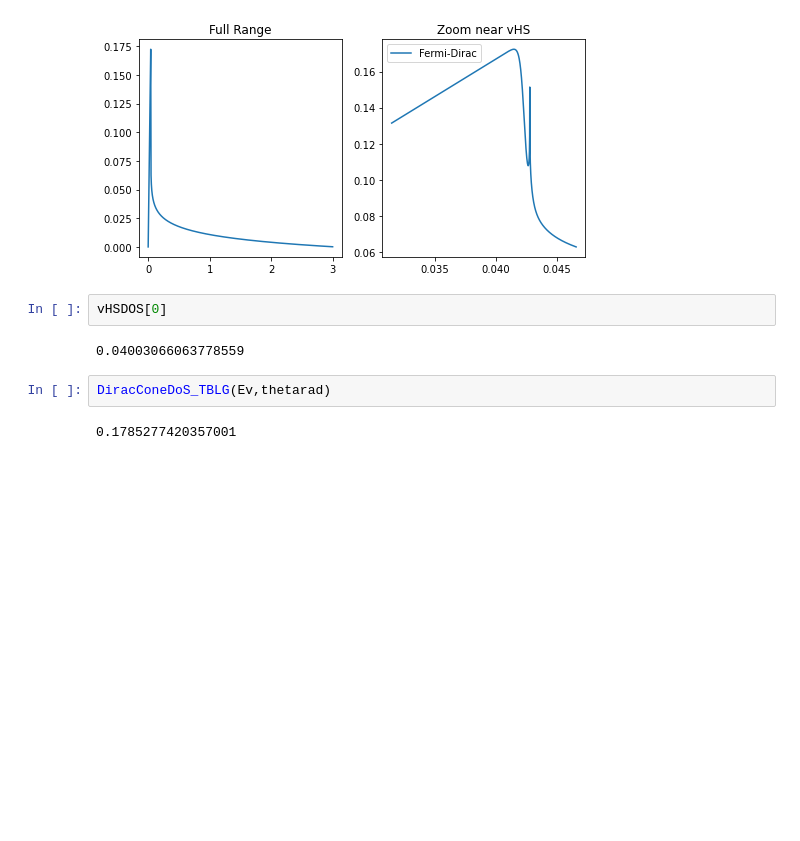
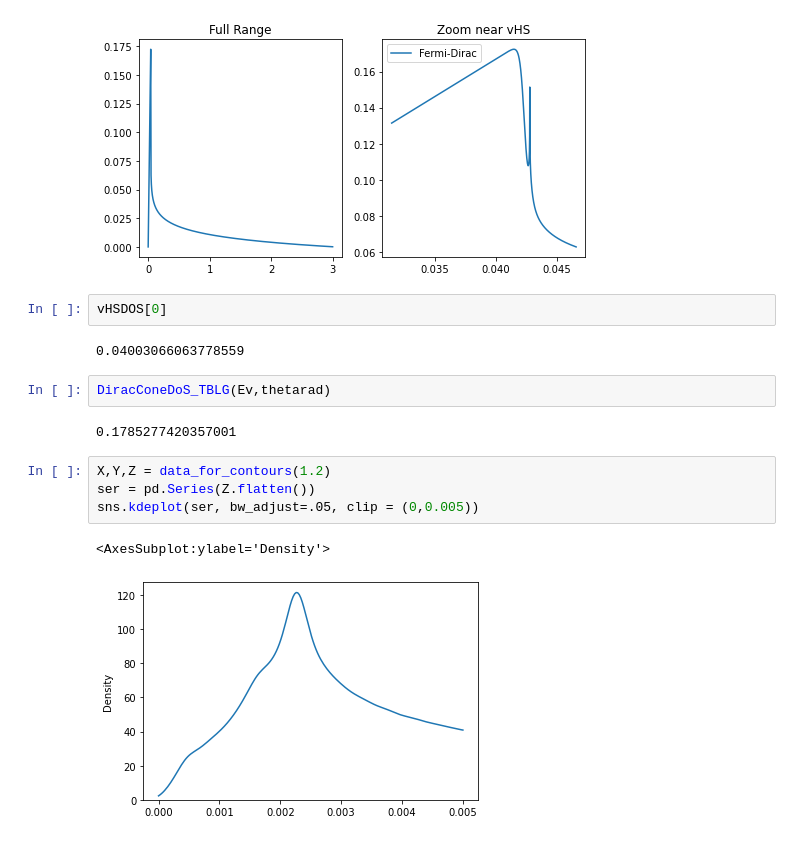
Before and after one commit to aravindhshankar/KondoVHS, a Jupyter notebook: FiddlingAround.ipynb, the cells around one changed output. Saved outputs shown, nothing was run; the diff lists cells and outputs as text; blank space fills up the shorter version.

```diff
--- a/FiddlingAround.ipynb
+++ b/FiddlingAround.ipynb
@@ -160,3 +160,10 @@ vHSDOS[0]
 DiracConeDoS_TBLG(Ev,thetarad)
 # %% [output]
 0.1785277420357001
+# %%
+X,Y,Z = data_for_contours(1.2)
+ser = pd.Series(Z.flatten())
+sns.kdeplot(ser, bw_adjust=.05, clip = (0,0.005))
+# %% [output]
+<AxesSubplot:ylabel='Density'>
+[figure, added]
```
